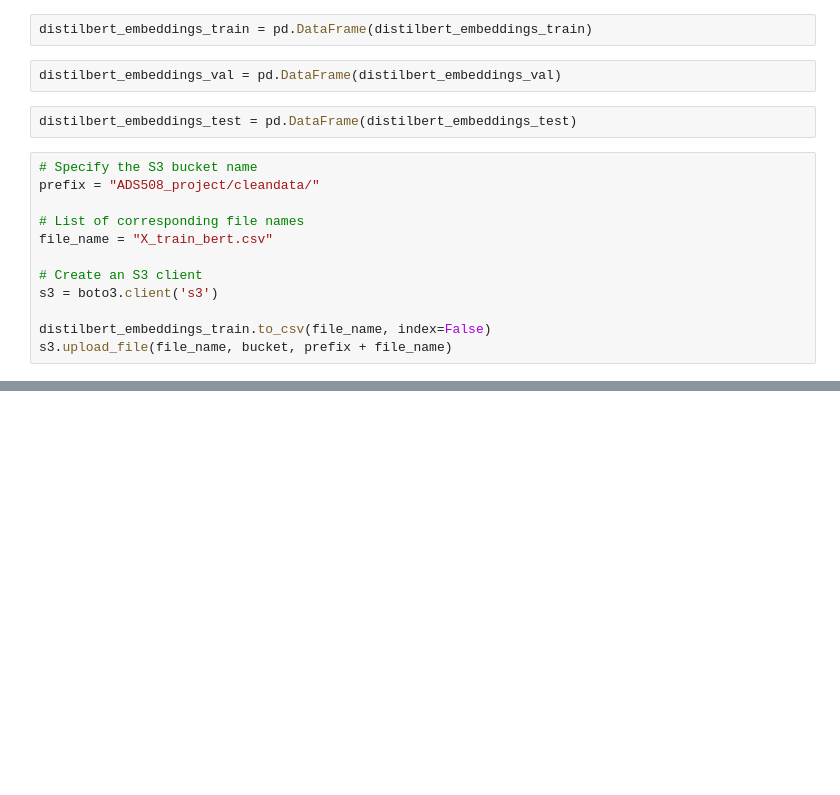
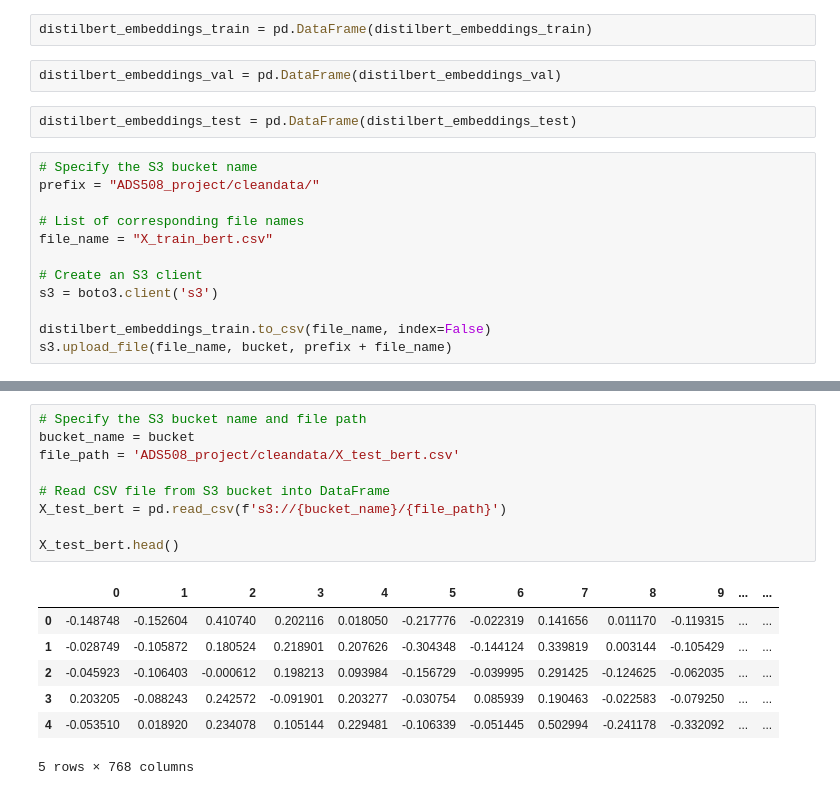
Before and after one commit to cfitzpatrick89/ADS508_GroupProject, a Jupyter notebook: Partition_Transform.ipynb, the cells around one changed output, grey strips where cells are left out. Cells and saved outputs as stored; diff of their text form; blank space fills up the shorter version.

```diff
--- a/Partition_Transform.ipynb
+++ b/Partition_Transform.ipynb
@@ -131,0 +270,17 @@ s3.upload_file(file_name, bucket, prefix + file_name)
+# %%
+# Specify the S3 bucket name and file path
+bucket_name = bucket
+file_path = 'ADS508_project/cleandata/X_test_bert.csv'
+
+# Read CSV file from S3 bucket into DataFrame
+X_test_bert = pd.read_csv(f's3://{bucket_name}/{file_path}')
+
+X_test_bert.head()
+# %% [output]
+|  | 0 | 1 | 2 | 3 | 4 | 5 | 6 | 7 | 8 | 9 | ... | ... |
+| 0 | -0.148748 | -0.152604 | 0.410740 | 0.202116 | 0.018050 | -0.217776 | -0.022319 | 0.141656 | 0.011170 | -0.119315 | ... | ... |
+| 1 | -0.028749 | -0.105872 | 0.180524 | 0.218901 | 0.207626 | -0.304348 | -0.144124 | 0.339819 | 0.003144 | -0.105429 | ... | ... |
+| 2 | -0.045923 | -0.106403 | -0.000612 | 0.198213 | 0.093984 | -0.156729 | -0.039995 | 0.291425 | -0.124625 | -0.062035 | ... | ... |
+| 3 | 0.203205 | -0.088243 | 0.242572 | -0.091901 | 0.203277 | -0.030754 | 0.085939 | 0.190463 | -0.022583 | -0.079250 | ... | ... |
+| 4 | -0.053510 | 0.018920 | 0.234078 | 0.105144 | 0.229481 | -0.106339 | -0.051445 | 0.502994 | -0.241178 | -0.332092 | ... | ... |
+5 rows × 768 columns
```
Also changed, not shown: parts of 27 cells of this notebook, 1 other file.
